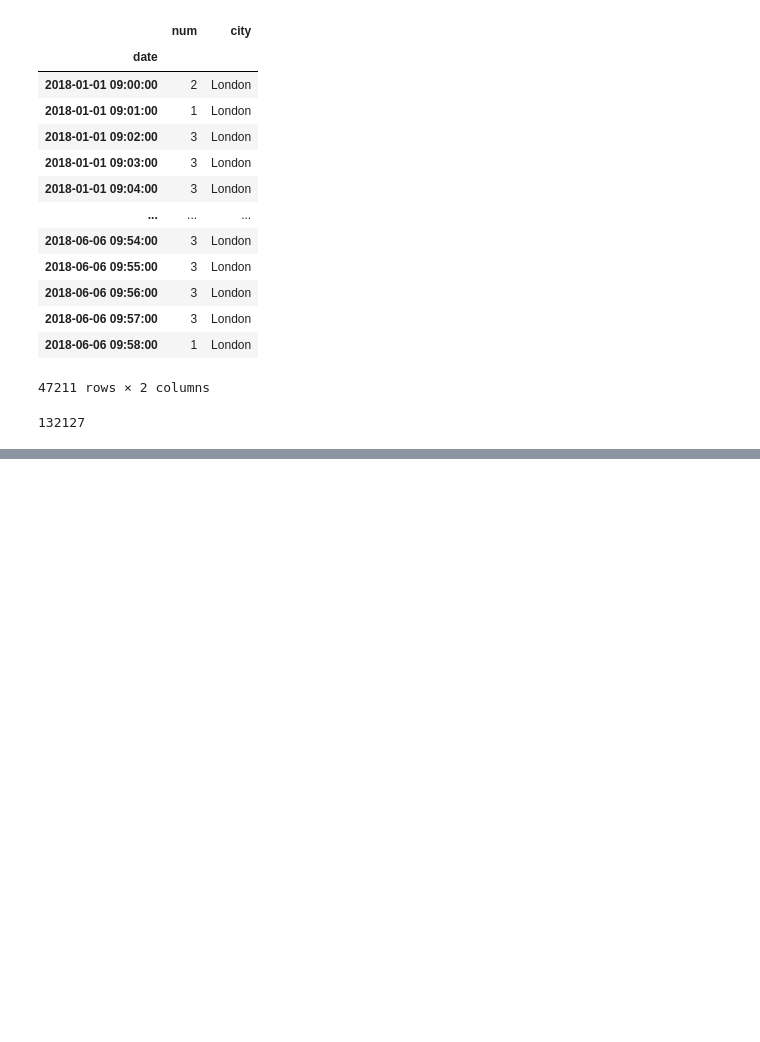
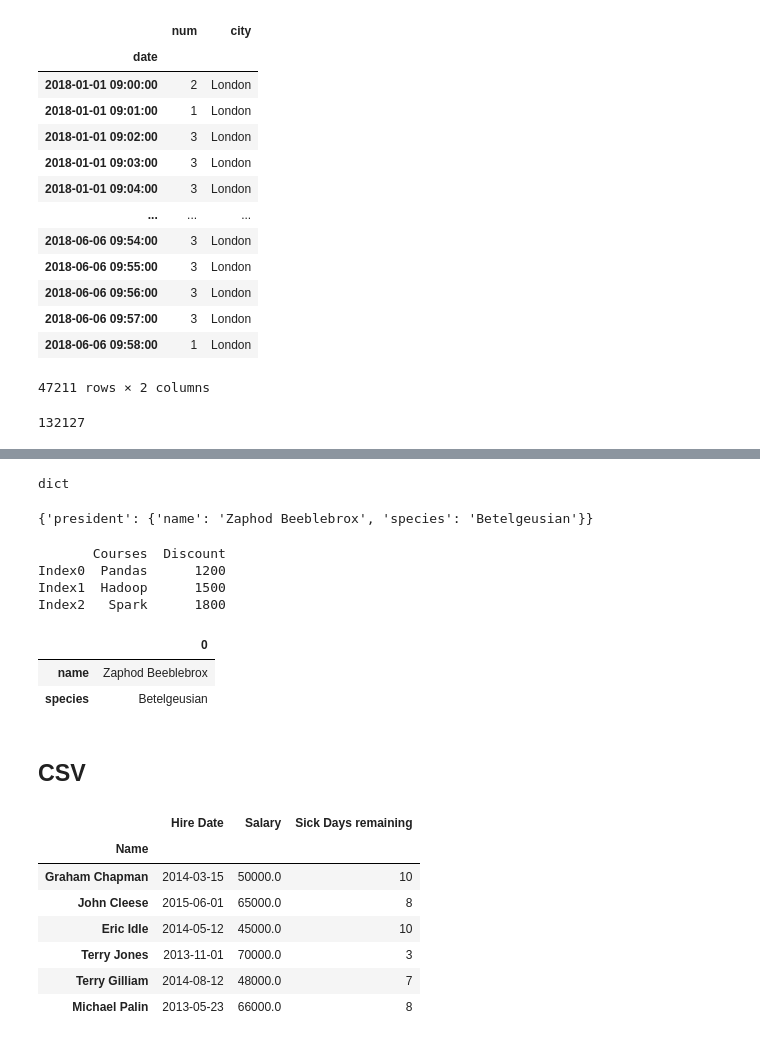
Before and after one commit to noturshek/de-course, a Jupyter notebook: deCoursePython/Python Advanced.ipynb, the cells around one changed output, grey strips where cells are left out. Saved outputs shown, nothing was run; the diff lists cells and outputs as text; code cells hidden in the pictures; blank space fills up the shorter version.

Commit message:
Working with different file formats (JSON, CSV, Excel, Avro)

```diff
--- a/deCoursePython/Python Advanced.ipynb
+++ b/deCoursePython/Python Advanced.ipynb
@@ -988,0 +1024,34 @@ df.loc['2018','num'].sum()
+# %%
+with open("data_file.json", "r") as read_file:
+    data = json.load(read_file)
+
+type(data)
+# %% [output]
+dict
+# %%
+data
+# %% [output]
+{'president': {'name': 'Zaphod Beeblebrox', 'species': 'Betelgeusian'}}
+# %%
+# You can also read json as DataFrame in Pandas
+jsonStr = '''{"Index0":{"Courses":"Pandas","Discount":"1200"},
+             "Index1":{"Courses":"Hadoop","Discount":"1500"},
+             "Index2":{"Courses":"Spark","Discount":"1800"}
+}'''
+
+df2 = pd.read_json(jsonStr, orient='index')
+print(df2)
+# %% [output]
+       Courses  Discount
+Index0  Pandas      1200
+Index1  Hadoop      1500
+Index2   Spark      1800
+# %%
+# Convert dict to DF
+
+df3 = pd.DataFrame.from_dict(data['president'], orient='index')
+df3
+# %% [output]
+|  | 0 |
+| name | Zaphod Beeblebrox |
+| species | Betelgeusian |
@@ -988,0 +1061,14 @@ df.loc['2018','num'].sum()
+# %% [markdown]
+## CSV
+# %%
+df = pd.read_csv('hrdata.csv', index_col = 'Name', parse_dates=['Hire Date'])
+df
+# %% [output]
+|  | Hire Date | Salary | Sick Days remaining |
+| Name |  |  |  |
+| Graham Chapman | 2014-03-15 | 50000.0 | 10 |
+| John Cleese | 2015-06-01 | 65000.0 | 8 |
+| Eric Idle | 2014-05-12 | 45000.0 | 10 |
+| Terry Jones | 2013-11-01 | 70000.0 | 3 |
+| Terry Gilliam | 2014-08-12 | 48000.0 | 7 |
+| Michael Palin | 2013-05-23 | 66000.0 | 8 |
```
Also changed, not shown: parts of 26 cells of this notebook, 5 other files.
